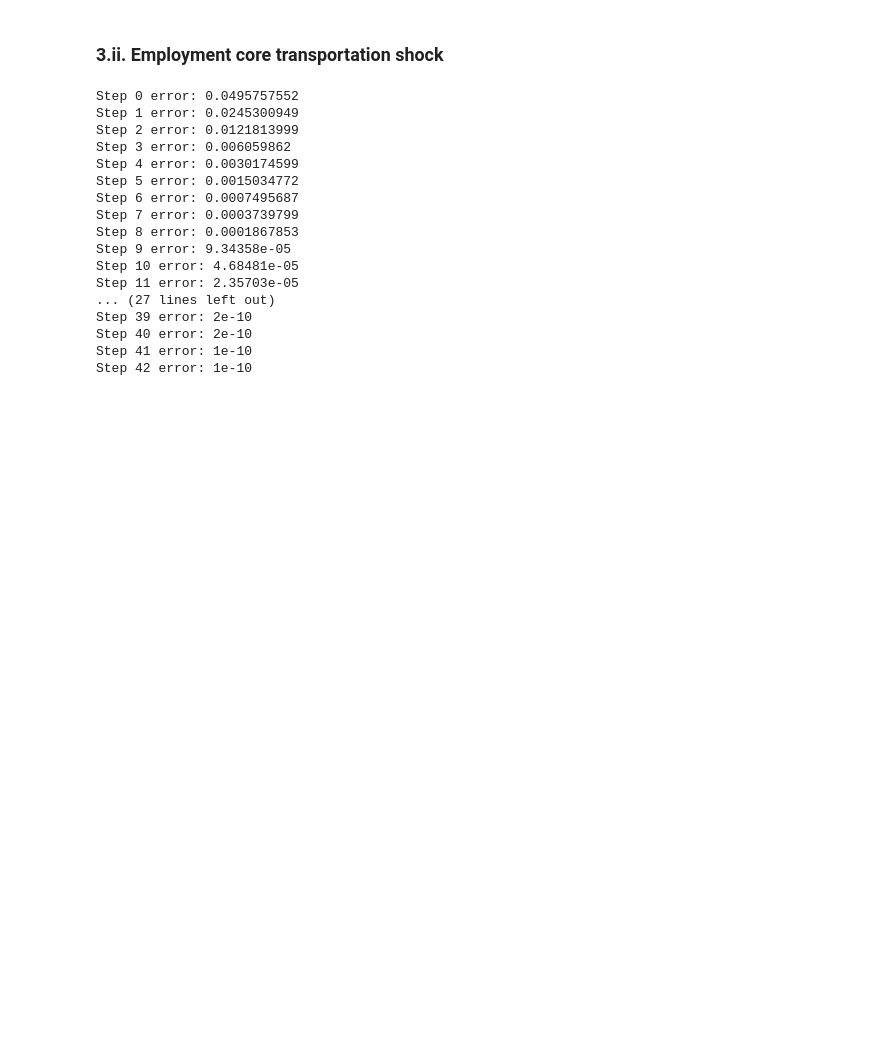
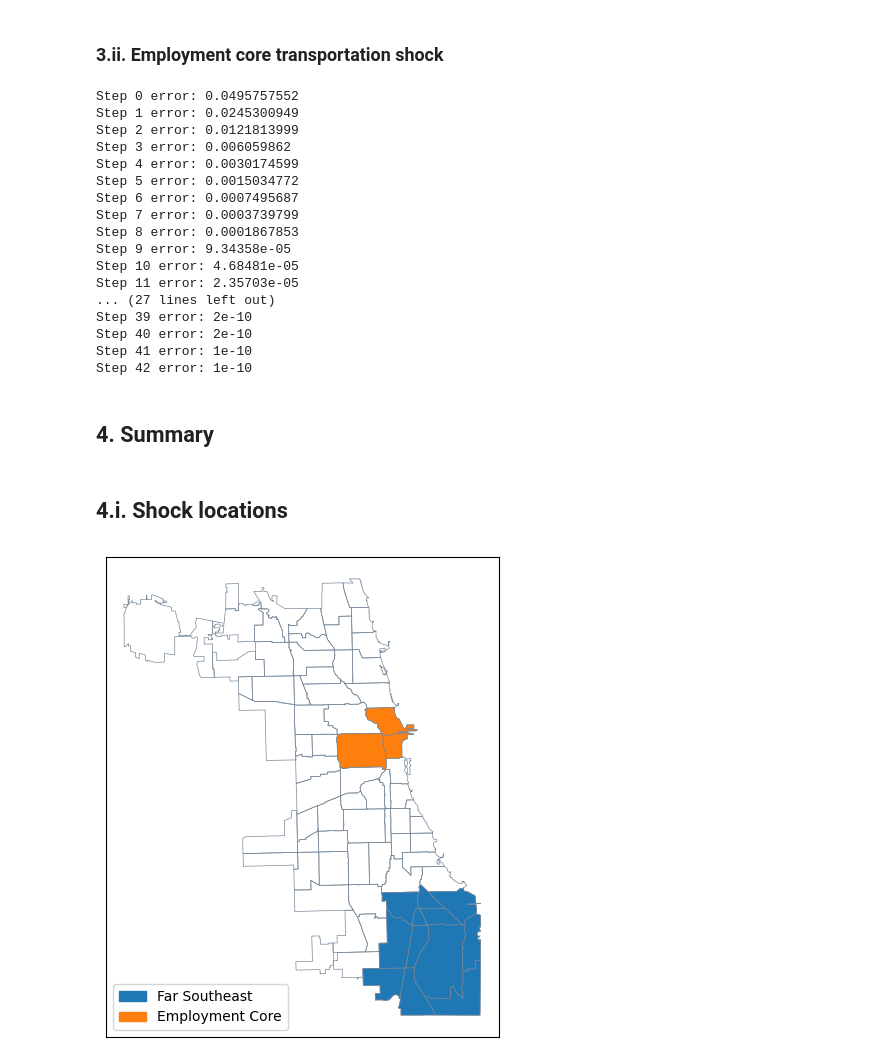
Before and after one commit to connachermurphy/qsm-chicago, a Jupyter notebook: analysis/model_A.ipynb, the cells around one changed output. Cells and saved outputs as stored; diff of their text form; code cells hidden in the pictures; blank space fills up the shorter version.

```diff
--- a/analysis/model_A.ipynb
+++ b/analysis/model_A.ipynb
@@ -336,3 +129,47 @@ Step 39 error: 2e-10
 Step 40 error: 2e-10
 Step 41 error: 1e-10
 Step 42 error: 1e-10
+# %% [markdown]
+## 4. Summary
+# %% [markdown]
+## 4.i. Shock locations
+# %%
+fig, ax = plt.subplots()
+
+neighborhoods_shp.plot(
+    facecolor="none", edgecolor="lightslategray", linewidth=0.5, ax=ax
+)
+
+neighborhoods_shp[neighborhoods_shp["far_southeast"] == 1].plot(
+    label="Far Southeast",
+    legend=True,
+    facecolor="tab:blue",
+    edgecolor="lightslategray",
+    linewidth=0.5,
+    ax=ax,
+)
+
+neighborhoods_shp[neighborhoods_shp["employment_core"] == 1].plot(
+    label="Employment Core",
+    legend=True,
+    facecolor="tab:orange",
+    edgecolor="lightslategray",
+    linewidth=0.5,
+    ax=ax,
+)
+
+# Create legend patches
+patch1 = mpatches.Patch(color="tab:blue", label="Far Southeast")
+patch2 = mpatches.Patch(color="tab:orange", label="Employment Core")
+
+# Add legend to the plot
+plt.legend(handles=[patch1, patch2], loc="lower left")
+
+# Finaly styling
+plt.xticks([])
+plt.yticks([])
+plt.tight_layout(pad=0)
+plt.savefig("../out/shock_map.png", bbox_inches="tight")
+plt.show()
+# %% [output]
+[figure, added]
```
Also changed, not shown: parts of 15 cells of this notebook, 20 other files.
